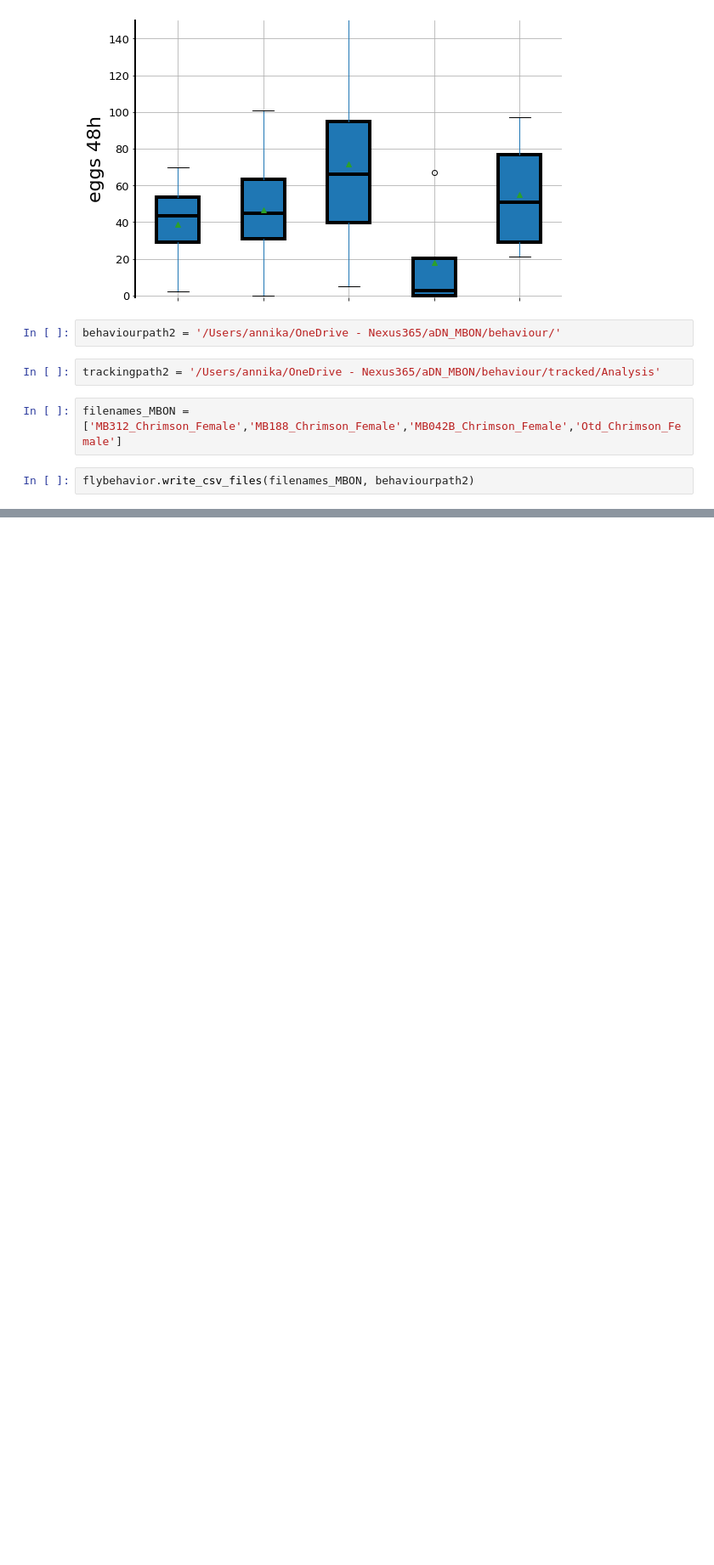
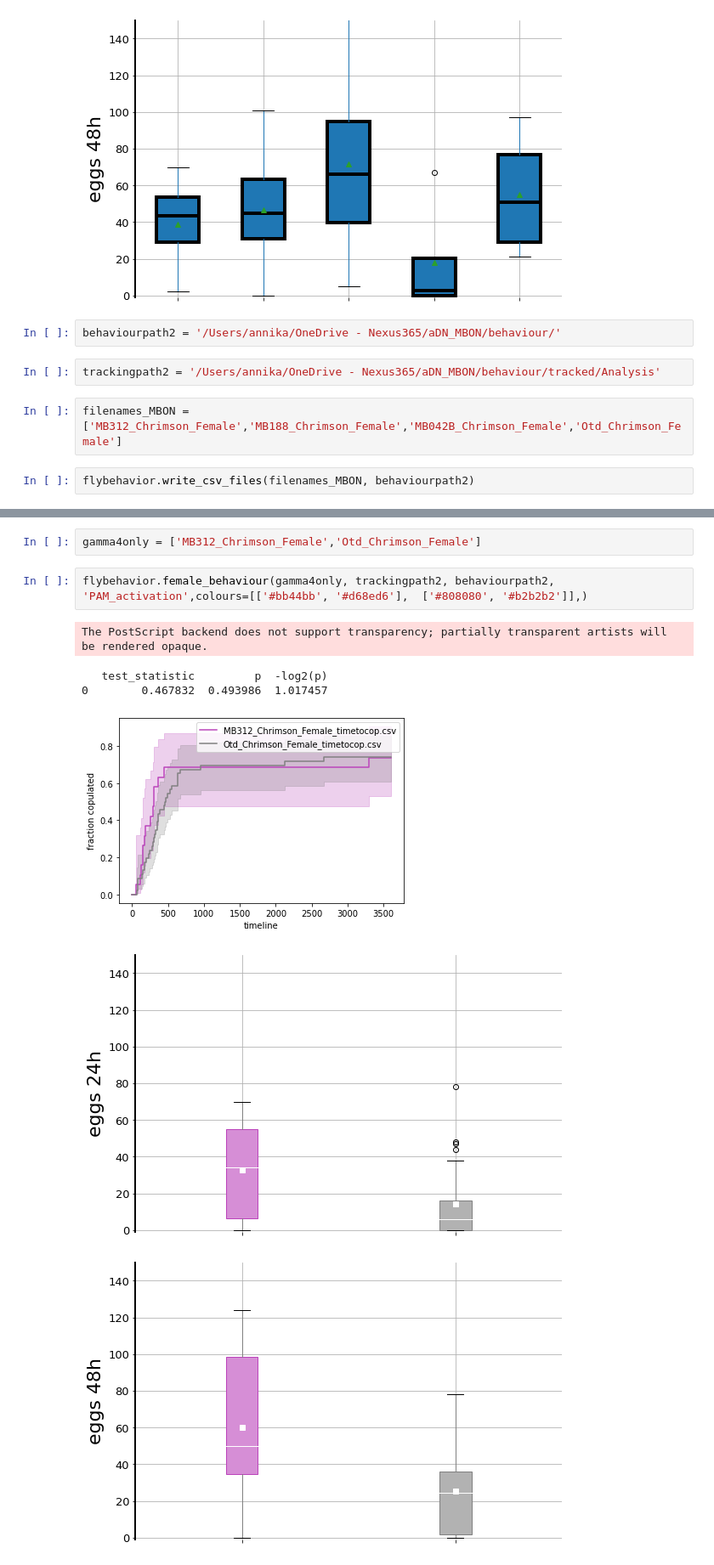
Before and after one commit to AR2202/FlyMate, a Jupyter notebook: fraction.ipynb, the cells around one changed output, grey strips where cells are left out. Shown: that part at 85% size. Cells and saved outputs as stored; diff of their text form; blank space fills up the shorter version.

```diff
--- a/fraction.ipynb
+++ b/fraction.ipynb
@@ -110,0 +117,11 @@ ValueError: Length of values (11) does not match length of index (21)
+# %%
+gamma4only = ['MB312_Chrimson_Female','Otd_Chrimson_Female']
+# %%
+flybehavior.female_behaviour(gamma4only, trackingpath2, behaviourpath2, 'PAM_activation',colours=[['#bb44bb', '#d68ed6'],  ['#808080', '#b2b2b2']],)
+# %% [output]
+The PostScript backend does not support transparency; partially transparent artists will be rendered opaque.
+   test_statistic         p  -log2(p)
+0        0.467832  0.493986  1.017457
+[figure, added]
+[figure, added]
+[figure, added]
```
Also changed, not shown: parts of 2 cells of this notebook, 4 other files.
